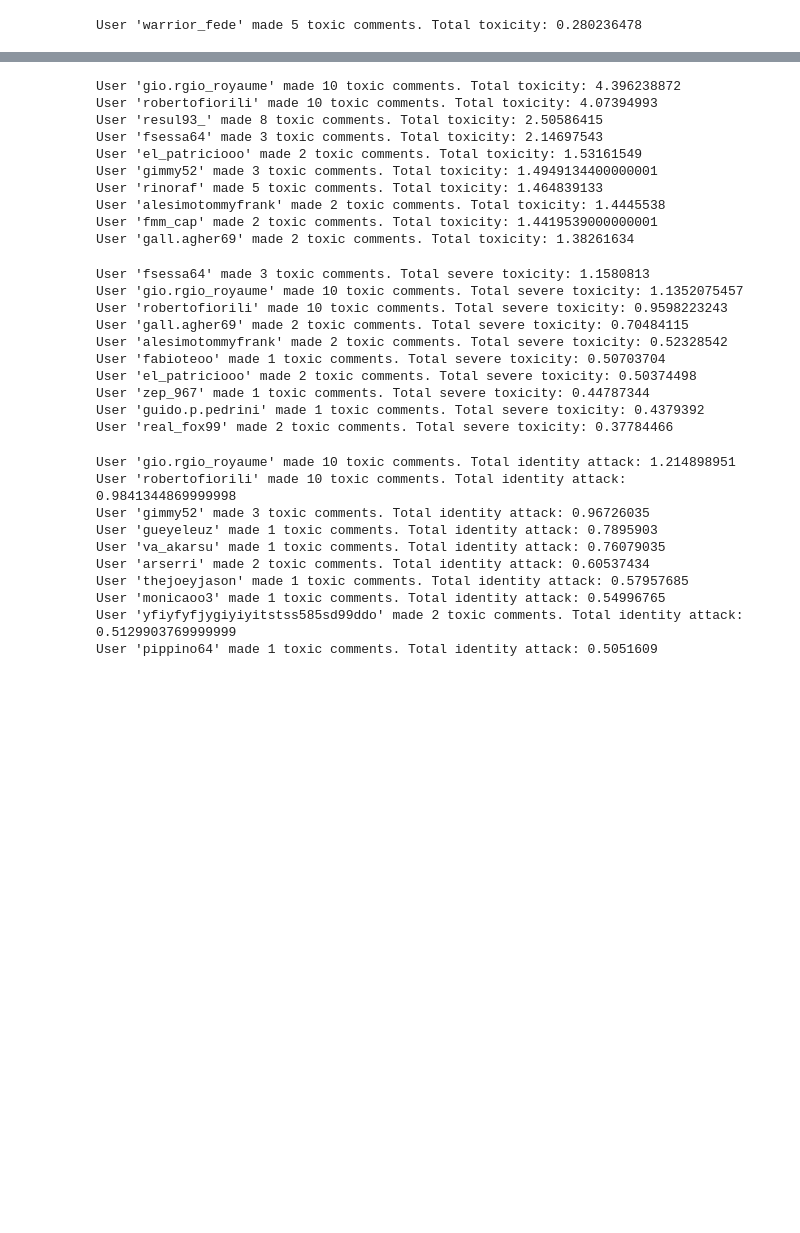
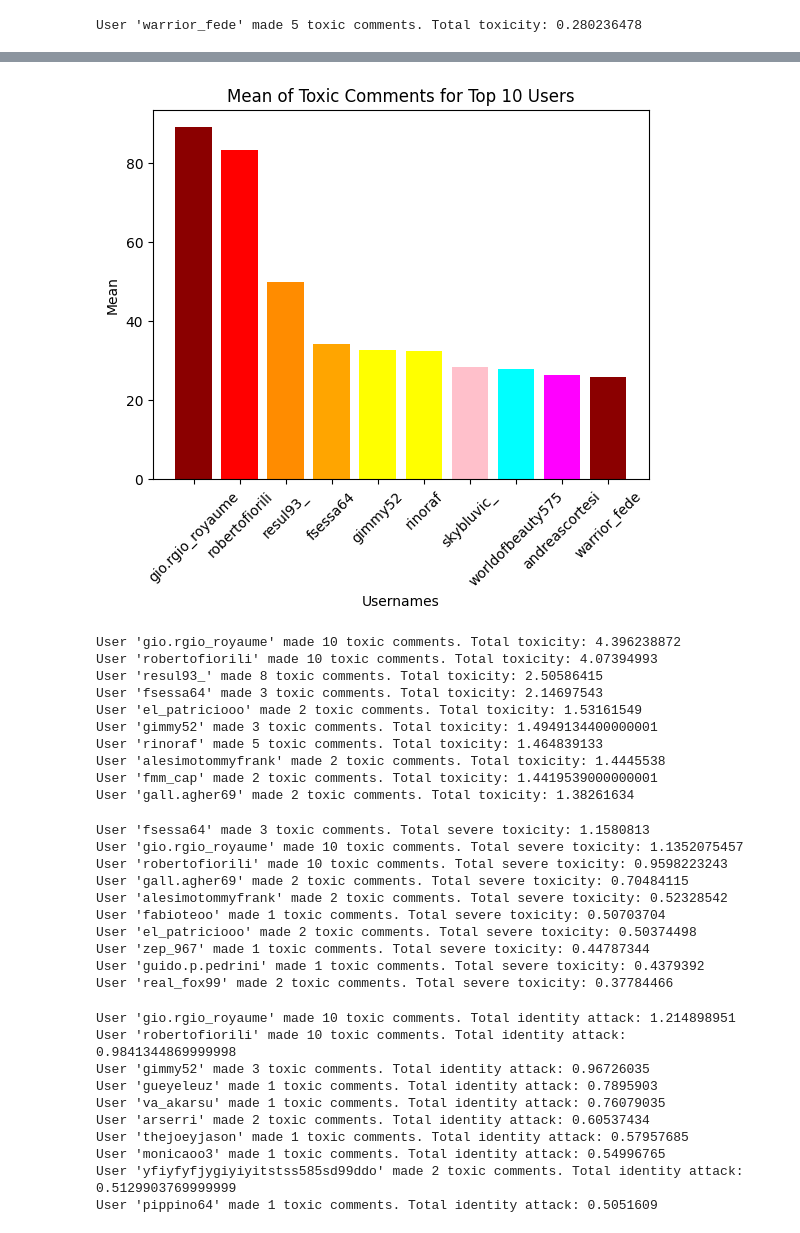
Before and after one commit to gabrizuzu/Sentiment_Analysis_VeroVolley, a Jupyter notebook: filter/IG/offensiveTest/haters.ipynb, the cells around one changed output, grey strips where cells are left out. Cells and saved outputs as stored; diff of their text form; code cells hidden in the pictures; blank space fills up the shorter version.

```diff
--- a/filter/IG/offensiveTest/haters.ipynb
+++ b/filter/IG/offensiveTest/haters.ipynb
@@ -5,13 +5,14 @@ with open("/Users/simon/Repos/VeroVolley-Group-2/filter/IG/offensiveTest/sentime
     data = json.load(f)
 # %%
 class UserStruct:
-    def __init__(self, username, toxicity, severe_toxicity, identity_attack, insult):
+    def __init__(self, username, toxicity, severe_toxicity, identity_attack, insult, mean):
         self.username = username
         self.toxic_comments = 1
         self.toxicity = float(toxicity)
         self.severe_toxicity = float(severe_toxicity)
         self.identity_attack = float(identity_attack)
         self.insult = float(insult)
+        self.mean = float(mean)
 
 user_struct_list = []
 # %%
@@ -38,7 +39,7 @@ for item in data:
                     toxicity = float(toxicity)
                 except ValueError:
                     print("Toxicity fail")
-                user_struct = UserStruct(username, toxicity, severe_toxicity, identity_attack, insult)
+                user_struct = UserStruct(username, toxicity, severe_toxicity, identity_attack, insult, 0.0)
                 user_struct_list.append(user_struct)
 
             # Sum toxicity to existing user
@@ -62,3 +63,20 @@ for user_struct in user_struct_list:
 # 0.280236478
 # %% [output]
 User 'warrior_fede' made 5 toxic comments. Total toxicity: 0.280236478
+# %%
+number_of_toxic_comments_weight = 5
+toxicity_weight = 1
+severe_toxicity_weight = 10*2/3
+identity_attack_weight = 10
+insult_weight = 10/3
+
+for user_struct in user_struct_list:
+    user_struct.mean = user_struct.toxic_comments * number_of_toxic_comments_weight + user_struct.toxicity * toxicity_weight + user_struct.severe_toxicity * severe_toxicity_weight + user_struct.identity_attack * identity_attack_weight + user_struct.insult * insult_weight
+
+count = 0
+mean_sorted_user_struct_list = sorted(user_struct_list, key=lambda x: x.mean, reverse=True)
+for user_struct in mean_sorted_user_struct_list:
+    print(f"User '{user_struct.username}' made {user_struct.toxic_comments} toxic comments. Total mean: {user_struct.mean}")
+    count += 1
+    if count == 10:
+        break
@@ -65,3 +94,21 @@ User 'warrior_fede' made 5 toxic comments. Total toxicity: 0.280236478
+# %%
+
+import matplotlib.pyplot as plt
+
+# Extract the usernames and mean values for the first 10 elements
+usernames = [user_struct.username for user_struct in mean_sorted_user_struct_list[:10]]
+means = [user_struct.mean for user_struct in mean_sorted_user_struct_list[:10]]
+colors = ['darkred', 'red', 'darkorange', 'orange', 'yellow', 'yellow', 'pink', 'cyan', 'magenta']
+
+# Plot the bar graph
+plt.bar(usernames, means, color=colors)
+plt.xlabel('Usernames')
+plt.ylabel('Mean')
+plt.title('Mean of Toxic Comments for Top 10 Users')
+plt.xticks(rotation=45)
+plt.show()
+# %% [output]
+[figure, added]
 # %%
 toxicity_sorted_user_struct_list = sorted(user_struct_list, key=lambda x: x.toxicity, reverse=True)
 count = 0
```
Also changed, not shown: parts of 1 cell of this notebook.
